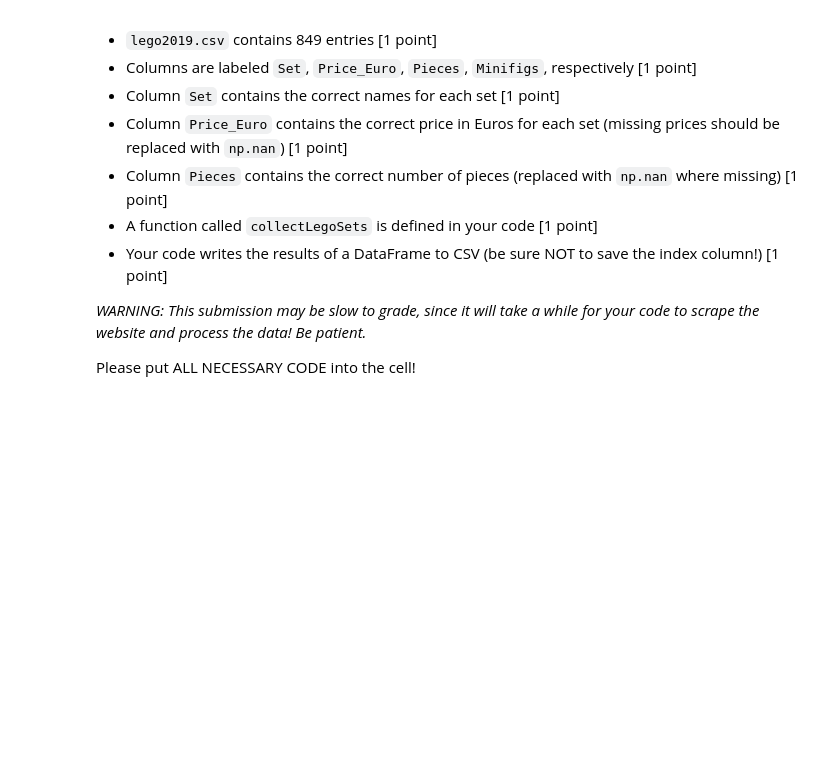
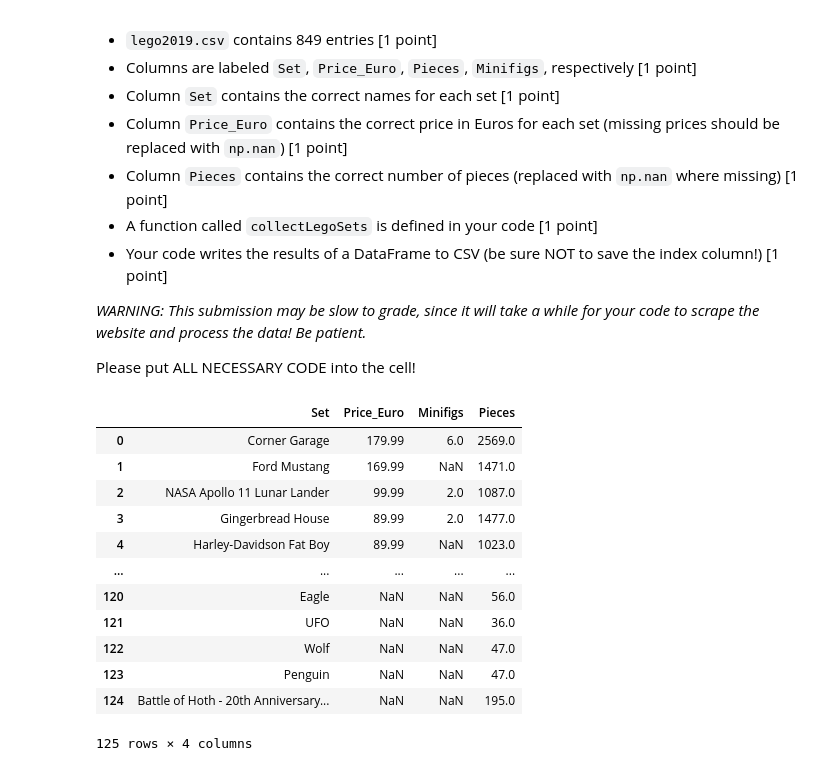
Before and after one commit to StefVarg1/econ8320-assignment-07, a Jupyter notebook: Lesson.ipynb, the cells around one changed output. Saved outputs shown, nothing was run; the diff lists cells and outputs as text; code cells hidden in the pictures; blank space fills up the shorter version.

```diff
--- a/Lesson.ipynb
+++ b/Lesson.ipynb
@@ -1067,7 +1067,7 @@ def collectLegoSets(startURL):
         row.append(i.h1.text)
         try:
             # Extract price and translate to a floating point number from string, append to row IF PRICE EXISTS
-            row.append(float(re.search(r'(\d+.\d+)(\u20AC)', i.find('dt', string="RRP").find_next_sibling().text, re.UNICODE).groups()[0]))
+            row.append(float(re.search(r'(\u20AC)(\d+.\d+)', i.find('dt', string="RRP").find_next_sibling().text, re.UNICODE).groups()[1]))
         except:
             # Missing value for sets with no price, append to row IF NO PRICE EXISTS
             row.append(np.nan)
@@ -1077,11 +1077,17 @@ def collectLegoSets(startURL):
         except:
             # Missing value for sets with no price, append to row IF NO PRICE EXISTS
             row.append(np.nan)
+        try:
+            # Extract price and translate to a floating point number from string, append to row IF PRICE EXISTS
+            row.append(int(re.search(r'(\d+)', i.find('dt', string = "Pieces").find_next_sibling().text).groups()[0]))
+        except:
+            # Missing value for sets with no price, append to row IF NO PRICE EXISTS
+            row.append(np.nan)
 
         # Add the row of data to the dataset
         newData.append(row)
 
-    newData = pd.DataFrame(newData, columns = ['Set', 'Price_Euro', 'Minifigs'])
+    newData = pd.DataFrame(newData, columns = ['Set', 'Price_Euro', 'Minifigs', 'Pieces'])
 
     # Check if there are more results on the "next" page
     try:
@@ -1106,3 +1112,19 @@ def collectLegoSets(startURL):
 lego2019 = collectLegoSets("https://brickset.com/sets/year-2019/page-1?page-size=200")
 
 lego2019.to_csv('lego2019.csv', index=False)
+# %%
+lego2019
+# %% [output]
+|  | Set | Price_Euro | Minifigs | Pieces |
+| 0 | Corner Garage | 179.99 | 6.0 | 2569.0 |
+| 1 | Ford Mustang | 169.99 | NaN | 1471.0 |
+| 2 | NASA Apollo 11 Lunar Lander | 99.99 | 2.0 | 1087.0 |
+| 3 | Gingerbread House | 89.99 | 2.0 | 1477.0 |
+| 4 | Harley-Davidson Fat Boy | 89.99 | NaN | 1023.0 |
+| ... | ... | ... | ... | ... |
+| 120 | Eagle | NaN | NaN | 56.0 |
+| 121 | UFO | NaN | NaN | 36.0 |
+| 122 | Wolf | NaN | NaN | 47.0 |
+| 123 | Penguin | NaN | NaN | 47.0 |
+| 124 | Battle of Hoth - 20th Anniversary... | NaN | NaN | 195.0 |
+125 rows × 4 columns
```
